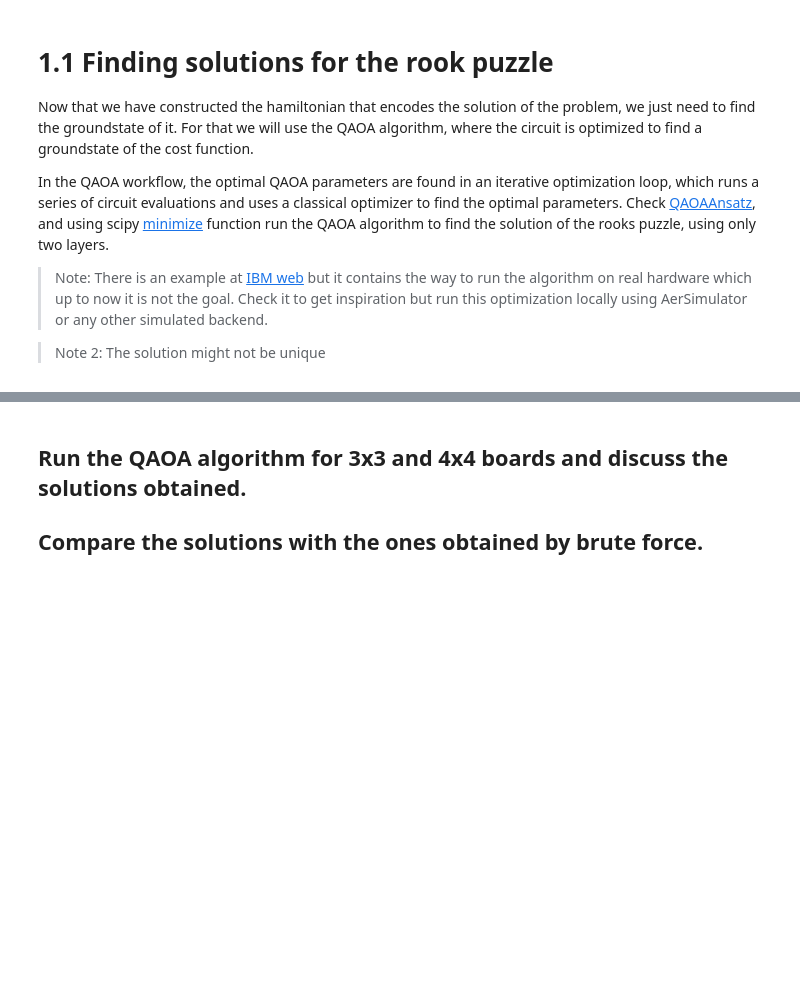
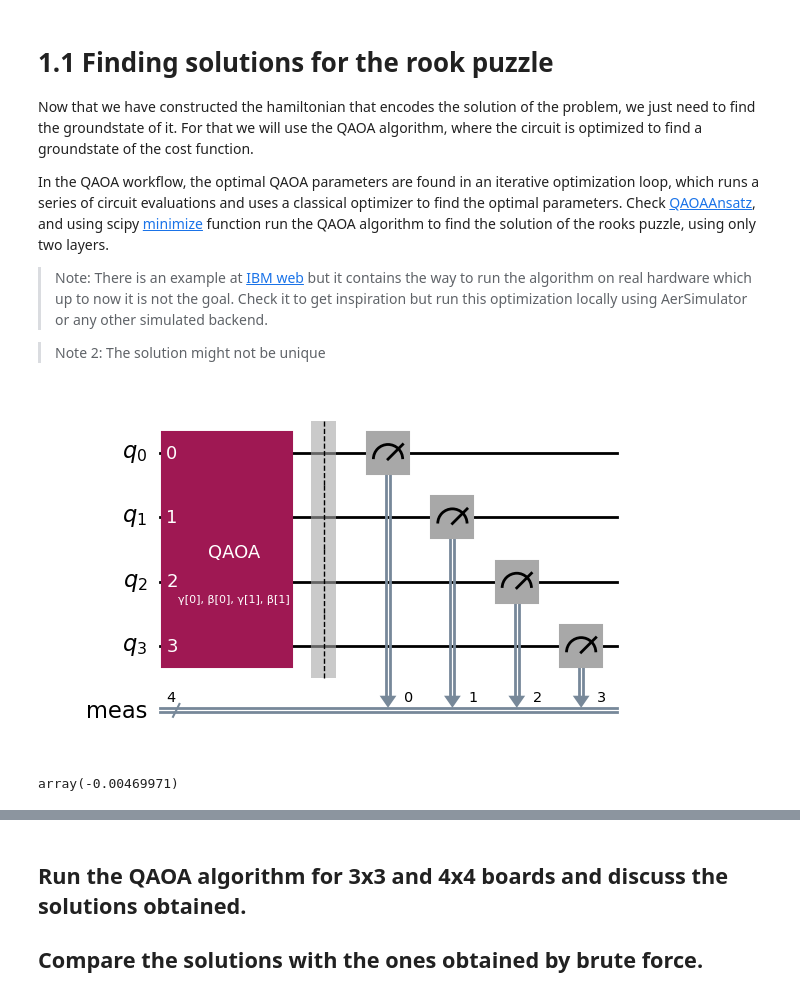
Before and after one commit to pau-torrente/fall-fest-24, a Jupyter notebook: notebooks/challenges/Quantum_NQueens_solver/ChessChallenge.ipynb, the cells around one changed output, grey strips where cells are left out. Drawn from its saved outputs; the diff is of its cells as text; code cells hidden in the pictures; blank space fills up the shorter version.

```diff
--- a/notebooks/challenges/Quantum_NQueens_solver/ChessChallenge.ipynb
+++ b/notebooks/challenges/Quantum_NQueens_solver/ChessChallenge.ipynb
@@ -355,4 +376,13 @@ Check [QAOAAnsatz](https://docs.quantum.ibm.com/api/qiskit/qiskit.circuit.librar
 > Note: There is an example at [IBM web](https://learning.quantum.ibm.com/tutorial/quantum-approximate-optimization-algorithm) but it contains the way to run the algorithm on real hardware which up to now it is not the goal. Check it to get inspiration but run this optimization locally using AerSimulator or any other simulated backend.
 
 > Note 2: The solution might not be unique
+# %%
+cost_hamiltonian = cost_hamiltonian_rooks(2)[0]
+
+circuit = QAOAAnsatz(cost_operator=cost_hamiltonian, reps=2)
+circuit.measure_all()
+
+circuit.draw("mpl")
+# %% [output]
+[figure, added]
 # %%
@@ -369,0 +435,9 @@ def QAOA_rooks(...):
+# %%
+ham = cost_hamiltonian_rooks(2)[0]
+simulator = AerSimulator()
+estimator = Estimator(mode=simulator)
+params = [0.01, 0.01, 0.01, 0.01]
+
+cost_function_rooks_estimator_aer(params, ham, estimator, simulator)
+# %% [output]
+array(-0.00469971)
```
Also changed, not shown: parts of 10 cells of this notebook.
